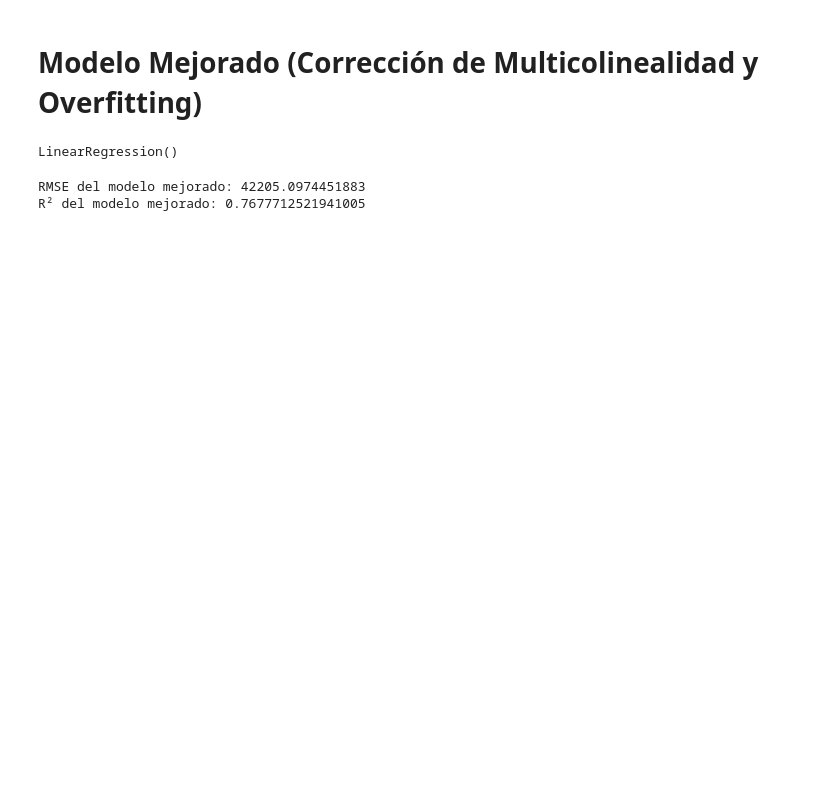
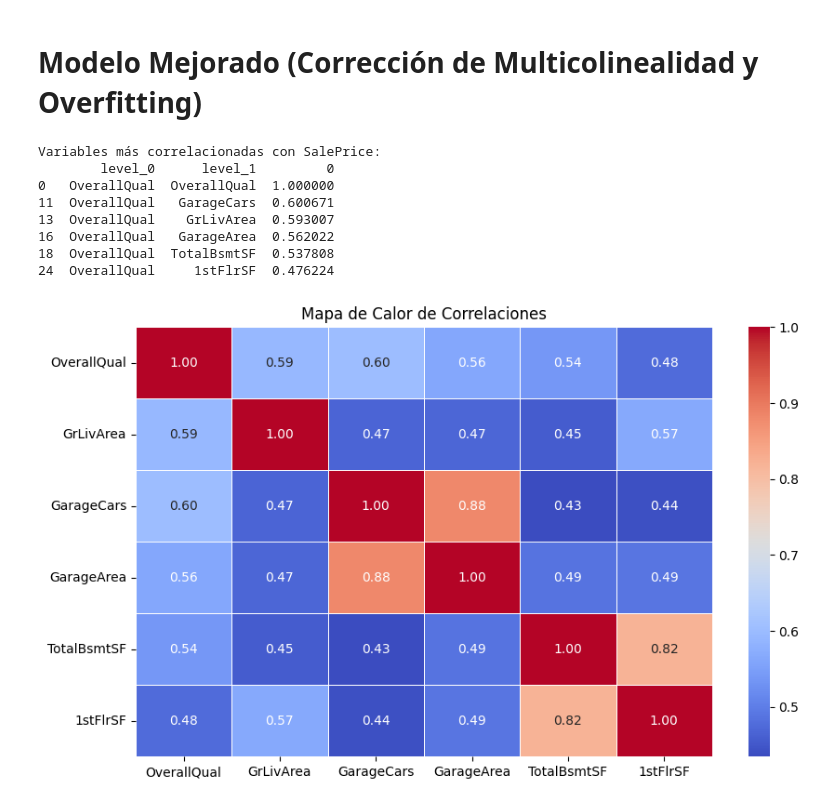
Before and after one commit to DiegoGarV/HDT3-DM, a Jupyter notebook: regresion_lineal.ipynb, the cells around one changed output. Drawn from its saved outputs; the diff is of its cells as text; code cells hidden in the pictures; blank space fills up the shorter version.

```diff
--- a/regresion_lineal.ipynb
+++ b/regresion_lineal.ipynb
@@ -207,14 +175,18 @@ plt.show()
 # %% [markdown]
 # Análisis de Multicolinealidad - Cálculo del VIF
 # %%
-# Agregar constante para el modelo
+
+
+X_train = X_train.fillna(X_train.median(numeric_only=True))
+
 X_with_const = sm.add_constant(X_train)
 
-# Calcular VIF para cada variable
 vif_data = pd.DataFrame()
 vif_data["Variable"] = X_with_const.columns
 vif_data["VIF"] = [variance_inflation_factor(X_with_const.values, i) for i in range(X_with_const.shape[1])]
 
-# Mostrar las variables con alta multicolinealidad
-print(vif_data[vif_data["VIF"] > 5])
+vif_data = vif_data[vif_data["Variable"] != "const"]
+
+print("Valores de VIF para todas las variables:")
+print(vif_data)
 # %% [output]
@@ -235,38 +207,25 @@ print(vif_data[vif_data["VIF"] > 5])
 # %% [markdown]
 # Modelo Mejorado (Corrección de Multicolinealidad y Overfitting)
-# %%
-# Filtrar variables con VIF < 5
-low_vif_features = vif_data[vif_data["VIF"] < 5]["Variable"].tolist()
-
-# Remover "const" solo si está en la lista
-if "const" in low_vif_features:
-    low_vif_features.remove("const")
-
-# Verificar que hay variables después de la filtración
-if len(low_vif_features) == 0:
-    raise ValueError("No hay variables con VIF < 5. Revisa la selección de variables.")
-
-# Nuevo conjunto de datos con variables filtradas
-X_train_filtered = X_train[low_vif_features]
-X_test_filtered = X_test[low_vif_features]
-
-# Ajustar el nuevo modelo
-lin_reg_filtered = LinearRegression()
-lin_reg_filtered.fit(X_train_filtered, y_train)
-# %% [output]
-LinearRegression()
-# %%
-
-# Predicciones
-y_test_pred_filtered = lin_reg_filtered.predict(X_test_filtered)
-
-# Evaluación del modelo
-test_rmse_filtered = np.sqrt(mean_squared_error(y_test, y_test_pred_filtered))
-test_r2_filtered = r2_score(y_test, y_test_pred_filtered)
-
-# Imprimir resultados
-print(f"RMSE del modelo mejorado: {test_rmse_filtered}")
-print(f"R² del modelo mejorado: {test_r2_filtered}")
-# %% [output]
-RMSE del modelo mejorado: 42205.0974451883
-R² del modelo mejorado: 0.7677712521941005
+# %%
+corr_matrix = X_train.corr()
+
+top_corr_features = corr_matrix.abs().unstack().sort_values(ascending=False).reset_index()
+top_corr_features = top_corr_features[top_corr_features['level_0'] == 'OverallQual']
+
+print("Variables más correlacionadas con SalePrice:")
+print(top_corr_features.head(10))
+
+plt.figure(figsize=(10,6))
+sns.heatmap(corr_matrix, annot=True, cmap="coolwarm", fmt=".2f", linewidths=0.5)
+plt.title("Mapa de Calor de Correlaciones")
+plt.show()
+# %% [output]
+Variables más correlacionadas con SalePrice:
+        level_0      level_1         0
+0   OverallQual  OverallQual  1.000000
+11  OverallQual   GarageCars  0.600671
+13  OverallQual    GrLivArea  0.593007
+16  OverallQual   GarageArea  0.562022
+18  OverallQual  TotalBsmtSF  0.537808
+24  OverallQual     1stFlrSF  0.476224
+[figure, added]
```
Also changed, not shown: parts of 27 cells of this notebook.
